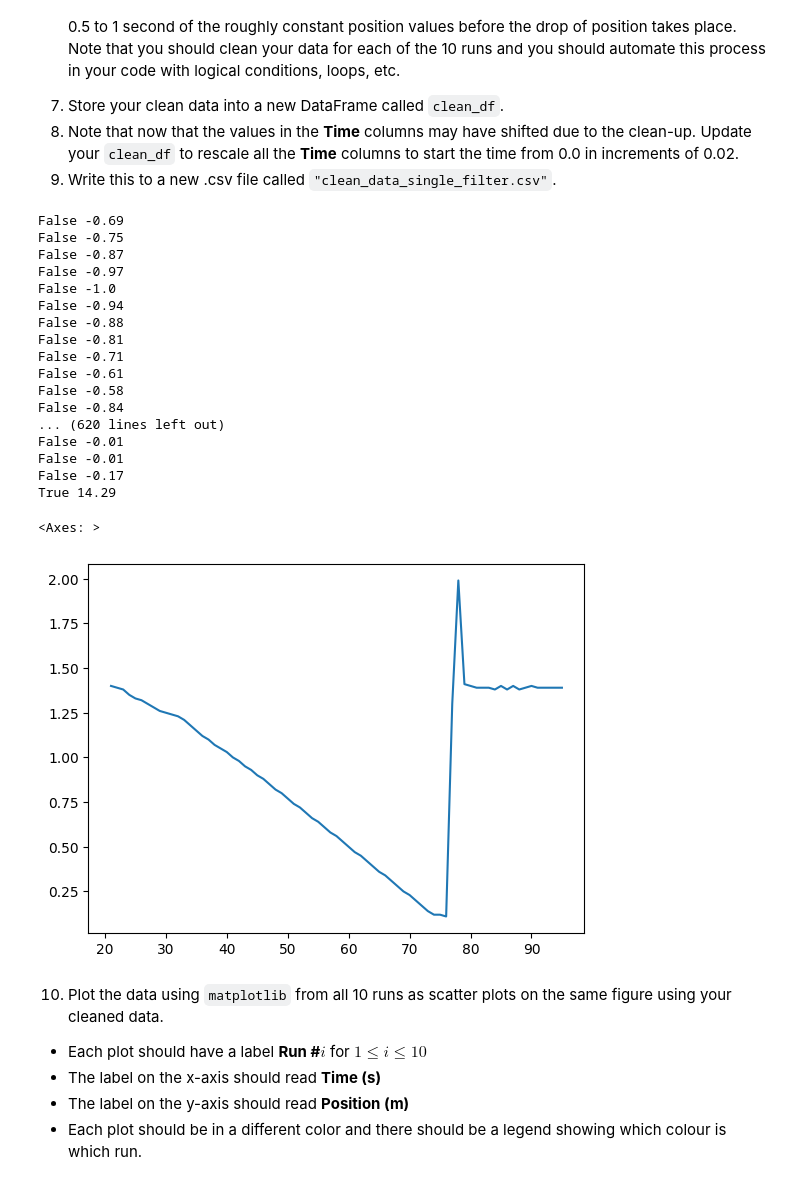
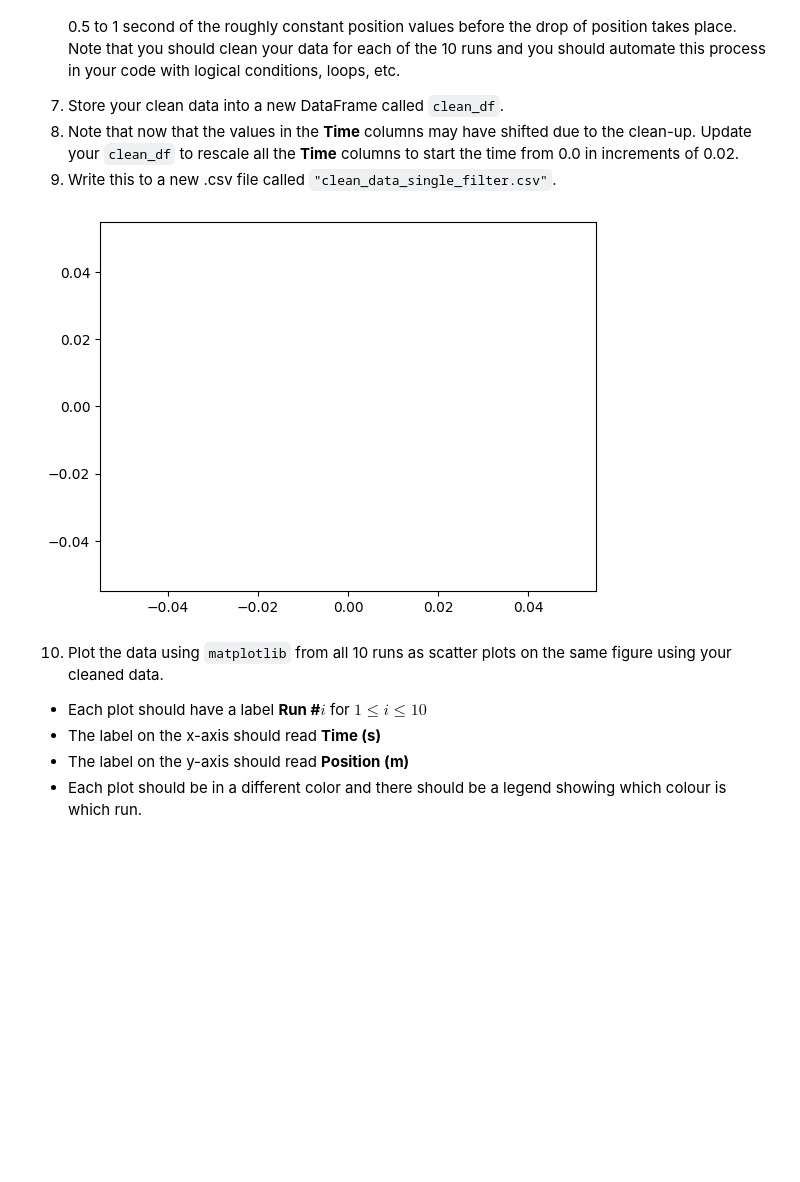
Before and after one commit to ZacBBedont/SF-2, a Jupyter notebook: Assignment1/assign1.ipynb, the cells around one changed output. Drawn from its saved outputs; the diff is of its cells as text; code cells hidden in the pictures; blank space fills up the shorter version.

Commit message:
clean up attempt 2 (still not working)

```diff
--- a/Assignment1/assign1.ipynb
+++ b/Assignment1/assign1.ipynb
@@ -90,44 +90,20 @@ Note that you should clean your data for each of the 10 runs and you should auto
 8. Note that now that the values in the **Time** columns may have shifted due to the clean-up.  Update your `clean_df` to rescale all the **Time** columns to start the time from 0.0 in increments of 0.02.
 9. Write this to a new .csv file called `"clean_data_single_filter.csv"`.
 # %%
-clean_df = pd.DataFrame()
+clean_df = data_df
 for x in range(1,12):
-    left_side = True
     i = 0
-    while left_side:
-        if data_df[f"Position (m) Run #{x}"][i] < (data_df[f"Position (m) Run #{x}"][0] - .05):
-            clean_df[f"Position (m) Run #{x}"] = data_df[f"Position (m) Run #{x}"][i:]
-            left_side = False
-            j = i
+    while clean_df[f"Position (m) Run #{x}"][i] > (clean_df[f"Position (m) Run #{x}"][0] - .05):
+        clean_df[f"Position (m) Run #{x}"] = clean_df[f"Position (m) Run #{x}"][i:]
+        j = i
         i += 1
-    right_side = True
-    while right_side:
-        print(df[f"Velocity (m/s) Run #{x}"][j] > 0,df[f"Velocity (m/s) Run #{x}"][j])
-        if df[f"Velocity (m/s) Run #{x}"][j] > 0:
-            clean_df[f"Position (m) Run #{x}"] = clean_df[f"Position (m) Run #{x}"][:j]
-            right_side = False
+    while df[f"Velocity (m/s) Run #{x}"][j] < 0:
+        clean_df[f"Position (m) Run #{x}"] = clean_df[f"Position (m) Run #{x}"][:j]
         j += 1
-clean_df["Position (m) Run #1"].plot()
+for x in range(11):
+    clean_df[f"Position (m) Run #{x+1}"].plot()
 # %% [output]
-False -0.69
-False -0.75
-False -0.87
-False -0.97
-False -1.0
-False -0.94
-False -0.88
-False -0.81
-False -0.71
-False -0.61
-False -0.58
-False -0.84
-... (620 lines left out)
-False -0.01
-False -0.01
-False -0.17
-True 14.29
-<Axes: >
-[figure, old version]
+[figure, new version]
 # %% [markdown]
 10. Plot the data using `matplotlib` from all 10 runs as scatter plots on the same figure using your cleaned data.
 - Each plot should have a label **Run #$i$** for $1\leq i\leq10$
```
